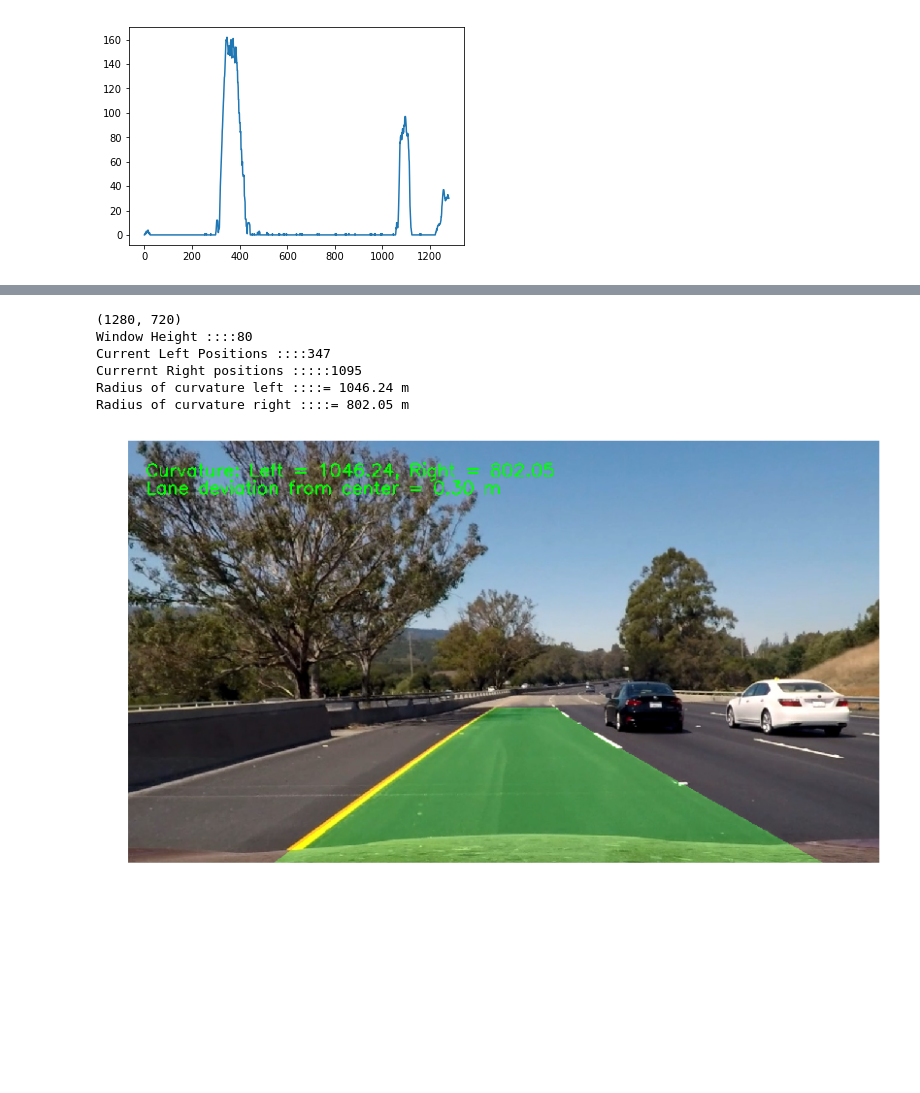
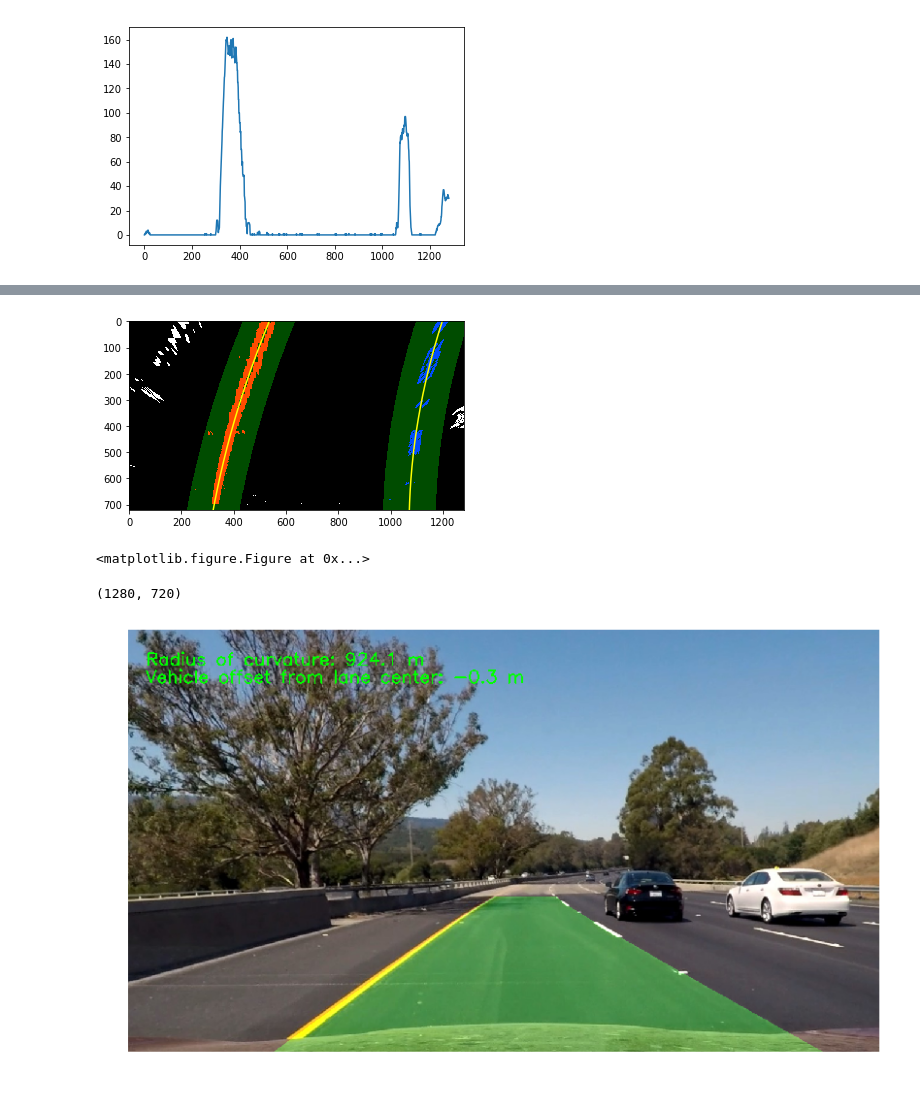
Before and after one commit to pbanavara/CarND-Advanced-Lane-Lines, a Jupyter notebook: adv_lane_finding.ipynb, the cells around one changed output, grey strips where cells are left out. Cells and saved outputs as stored; diff of their text form; code cells hidden in the pictures; blank space fills up the shorter version.

```diff
--- a/adv_lane_finding.ipynb
+++ b/adv_lane_finding.ipynb
@@ -418 +452,7 @@ class Line():
+# %%
+return_dict = find_lane_lines(binary_warped)
+draw_found_lanes(binary_warped, return_dict)
+# %% [output]
+[figure, added]
+<matplotlib.figure.Figure at 0x...>
 # %%
@@ -444,22 +493 @@ def draw_lanes_on_image(binary_warped, undistorted_img, Minv, left_fitx, right_f
     return result
-# %%
-
-def process_image(image, detected = False):
-    """
-    Execute the image processing pipeline on the provided image.
-    """
-    global left_curve, right_curve, left_lane_inds, right_lane_inds
-    undistorted = undistort(image, objpoints, imgpoints)
-    _, combined_binary = abs_sobel_thresh(undistorted)
-    src, dst = get_source_dest_warp_points(image)
-    binary_warped, _, Minv = warp2_image(combined_binary, src, dst, (image.shape[1], image.shape[0]))
-    if detected == False:
-        left_fitx, right_fitx, ploty, _, _, left_radius, right_radius, deviation = find_lane_lines(binary_warped)
-        left_line = Line(left_fitx, left_radius, deviation, ploty)
-        right_line = Line(right_fitx, right_radius, deviation, ploty)
-        detected = True
-    else:
-        left_fitx, left_radius, ploty = left_line.get_params()
-        right_fitx, right_radius, ploty = right_line.get_params()
-    lane_lines_image = draw_lanes_on_image(binary_warped, undistorted, Minv, left_fitx, right_fitx, ploty, left_radius, right_radius, deviation)
-    return lane_lines_image
@@ -465,0 +538,16 @@ def process_image(image, detected = False):
+# %%
+def calculate_deviation(undist, left_fit, right_fit):
+    """
+    Calculate vehicle deviation from lane center, in meters
+    """
+    # Calculate vehicle center offset in pixels
+    bottom_y = undist.shape[0] - 1
+    bottom_x_left = left_fit[0]*(bottom_y**2) + left_fit[1]*bottom_y + left_fit[2]
+    bottom_x_right = right_fit[0]*(bottom_y**2) + right_fit[1]*bottom_y + right_fit[2]
+    deviation = undist.shape[1]/2 - (bottom_x_left + bottom_x_right)/2
+
+    # Convert pixel offset to meters
+    xm_per_pix = 3.7/700 # meters per pixel in x dimension
+    deviation *= xm_per_pix
+
+    return deviation
@@ -466,17 +626,12 @@ def process_image(image, detected = False):
 # %%
 img = cv2.imread("test_images/test6.jpg")
 img = cv2.cvtColor(img, cv2.COLOR_BGR2RGB)
 
-result = process_image(img, False)
+result = process_image(img)
 
 plt.figure(figsize=(16,8))
 plt.imshow(result)
 plt.axis("off");
 # %% [output]
 (1280, 720)
-Window Height ::::80
-Current Left Positions ::::347
-Currernt Right positions :::::1095
-Radius of curvature left ::::= 1046.24 m
-Radius of curvature right ::::= 802.05 m
-[figure, old version]
+[figure, new version]
```
Also changed, not shown: parts of 11 cells of this notebook, 4 other files.
